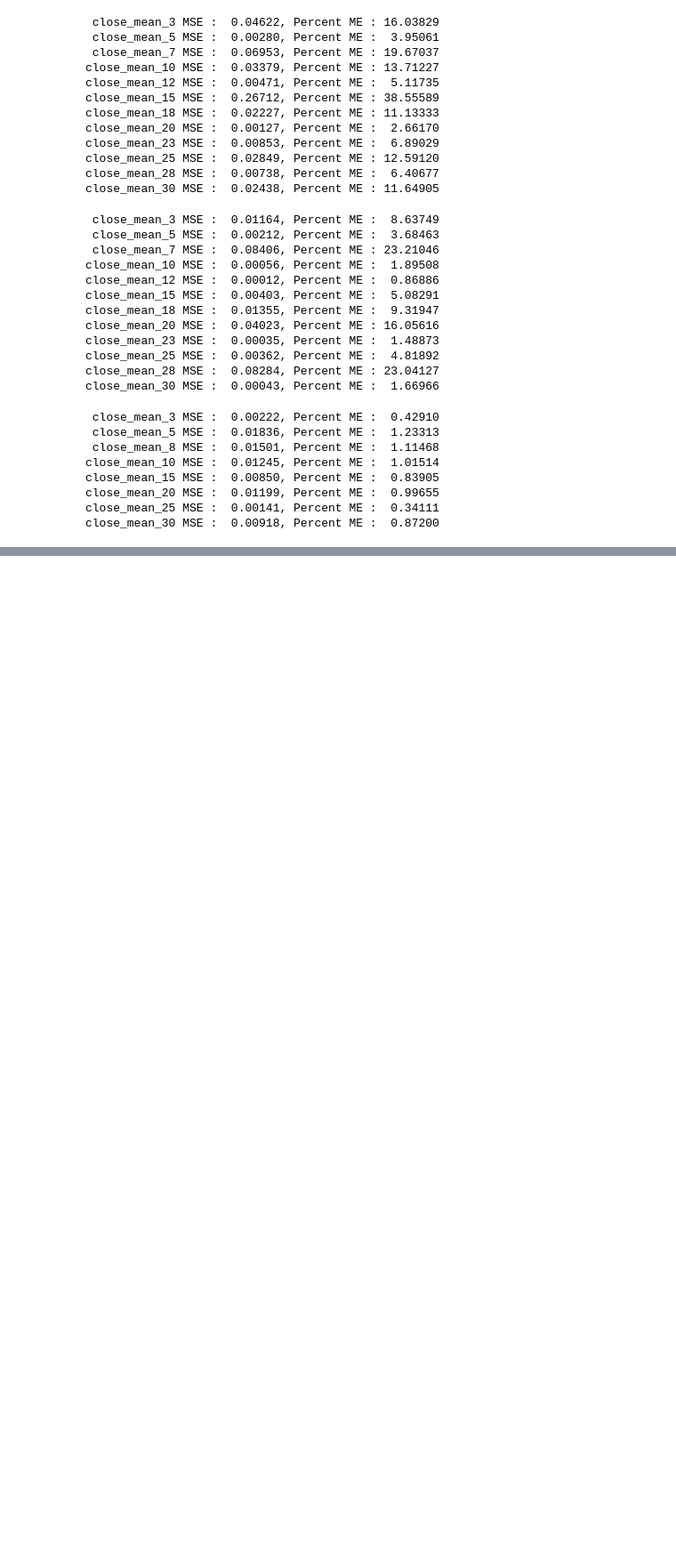
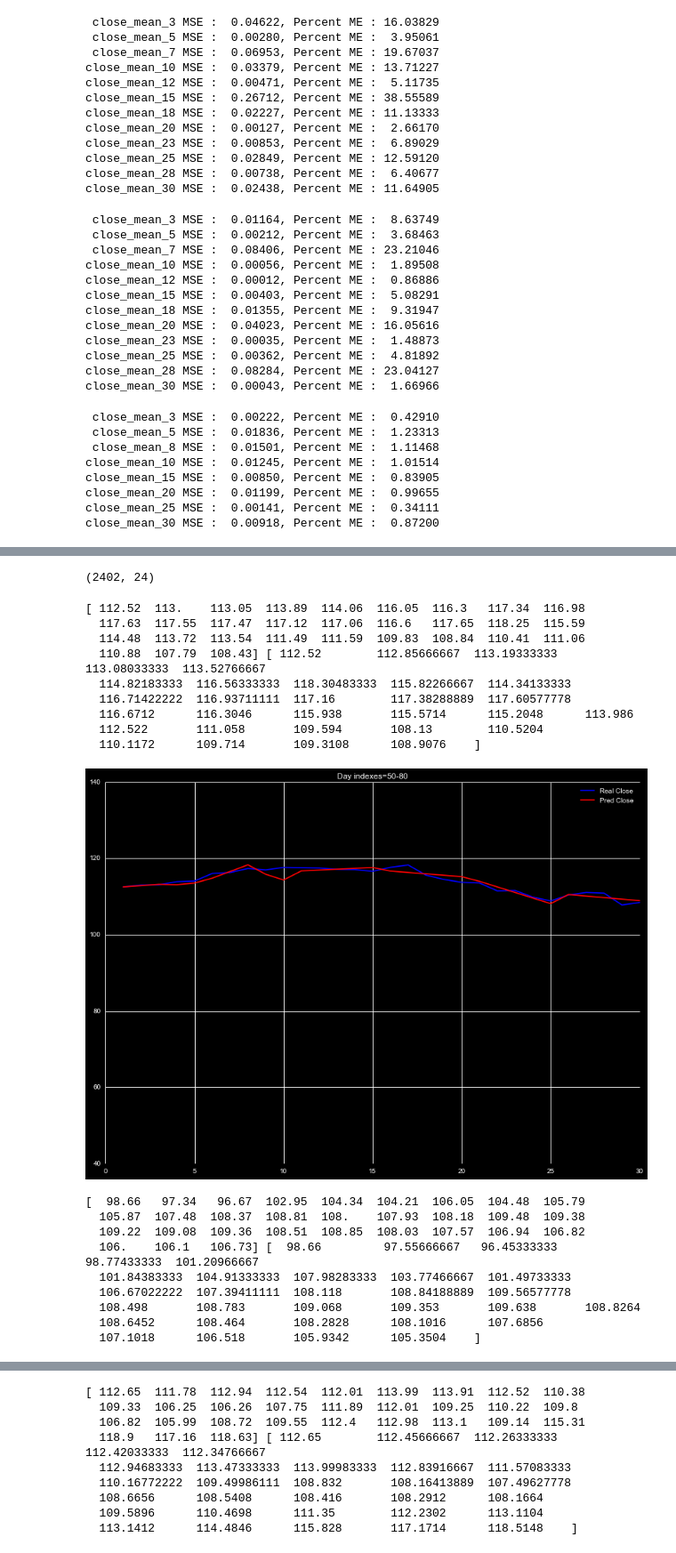
Before and after one commit to markertsean/python_trader, a Jupyter notebook: gen_predictor.ipynb, the cells around one changed output, grey strips where cells are left out. Shown at 89% size. Drawn from its saved outputs; the diff is of its cells as text; code cells hidden in the pictures; blank space fills up the shorter version.

```diff
--- a/gen_predictor.ipynb
+++ b/gen_predictor.ipynb
@@ -535,0 +381,7 @@ date
+# %%
+foo = close_df.copy()
+for i in roll_nums:
+    foo['pred_mean_'+str(i)] = foo['close_mean_'+str(i)].shift(i-1)
+foo = foo.dropna( )
+bar = close_df[:foo.shape[0]]
+foo = fv.pred_from_mean( foo, roll_nums )
@@ -535,0 +439,64 @@ date
+# %%
+foo.shape
+# %% [output]
+(2402, 24)
+# %%
+foo = foo[['close',
+           'pred_3_day_1', 'pred_3_day_2', 'pred_3_day_3',
+           'pred_5_day_1', 'pred_5_day_2',
+           'pred_8_day_1', 'pred_8_day_2', 'pred_8_day_3',
+           'pred_10_day_1', 'pred_10_day_2',
+           'pred_15_day_1', 'pred_15_day_2', 'pred_15_day_3', 'pred_15_day_4', 'pred_15_day_5',
+           'pred_20_day_1', 'pred_20_day_2', 'pred_20_day_3', 'pred_20_day_4', 'pred_20_day_5',
+           'pred_25_day_1', 'pred_25_day_2', 'pred_25_day_3', 'pred_25_day_4', 'pred_25_day_5',
+           'pred_30_day_1', 'pred_30_day_2', 'pred_30_day_3', 'pred_30_day_4', 'pred_30_day_5'
+          ]]
+# %%
+day_list = [ 50, 100, 500, 1000, 1520 ]
+
+day_len = 30
+
+pred_days = range(1,31)#[1,2,3,4,5,6,7,8,9,10,11,13,15,16,18,20,21,23,25,26,28,30]
+
+# Get the real values of the quotes
+real_values = []
+for i in day_list:
+    real_values.append( foo['close'].values[ i:i-day_len:-1 ] )
+
+
+# Get predicted values
+pred_values = []
+for i in day_list:
+    pred_values.append( foo.drop( 'close', axis=1 ).values[ i, 0:len(pred_days) ] )
+
+
+
+# Plot the results
+for i in range( 0, len( day_list) ):
+    print real_values[i], pred_values[i]
+    plt.plot( range( 1, day_len+1 ), real_values[i], color='b', label='Real Close' )
+    plt.plot(           pred_days  , pred_values[i], color='r', label='Pred Close' )
+    plt.ylim( [40, 140] )
+    plt.title( 'Day indexes=%i-%i'%(day_list[i], day_list[i]+30) )
+    plt.legend()
+    plt.show()
+# %% [output]
+[ 112.52  113.    113.05  113.89  114.06  116.05  116.3   117.34  116.98
+  117.63  117.55  117.47  117.12  117.06  116.6   117.65  118.25  115.59
+  114.48  113.72  113.54  111.49  111.59  109.83  108.84  110.41  111.06
+  110.88  107.79  108.43] [ 112.52        112.85666667  113.19333333  113.08033333  113.52766667
+  114.82183333  116.56333333  118.30483333  115.82266667  114.34133333
+  116.71422222  116.93711111  117.16        117.38288889  117.60577778
+  116.6712      116.3046      115.938       115.5714      115.2048      113.986
+  112.522       111.058       109.594       108.13        110.5204
+  110.1172      109.714       109.3108      108.9076    ]
+[figure, added]
+[  98.66   97.34   96.67  102.95  104.34  104.21  106.05  104.48  105.79
+  105.87  107.48  108.37  108.81  108.    107.93  108.18  109.48  109.38
+  109.22  109.08  109.36  108.51  108.85  108.03  107.57  106.94  106.82
+  106.    106.1   106.73] [  98.66         97.55666667   96.45333333   98.77433333  101.20966667
+  101.84383333  104.91333333  107.98283333  103.77466667  101.49733333
+  106.67022222  107.39411111  108.118       108.84188889  109.56577778
+  108.498       108.783       109.068       109.353       109.638       108.8264
+  108.6452      108.464       108.2828      108.1016      107.6856
+  107.1018      106.518       105.9342      105.3504    ]
@@ -535,0 +504,9 @@ date
+[ 112.65  111.78  112.94  112.54  112.01  113.99  113.91  112.52  110.38
+  109.33  106.25  106.26  107.75  111.89  112.01  109.25  110.22  109.8
+  106.82  105.99  108.72  109.55  112.4   112.98  113.1   109.14  115.31
+  118.9   117.16  118.63] [ 112.65        112.45666667  112.26333333  112.42033333  112.34766667
+  112.94683333  113.47333333  113.99983333  112.83916667  111.57083333
+  110.16772222  109.49986111  108.832       108.16413889  107.49627778
+  108.6656      108.5408      108.416       108.2912      108.1664
+  109.5896      110.4698      111.35        112.2302      113.1104
+  113.1412      114.4846      115.828       117.1714      118.5148    ]
```
Also changed, not shown: parts of 14 cells of this notebook.
